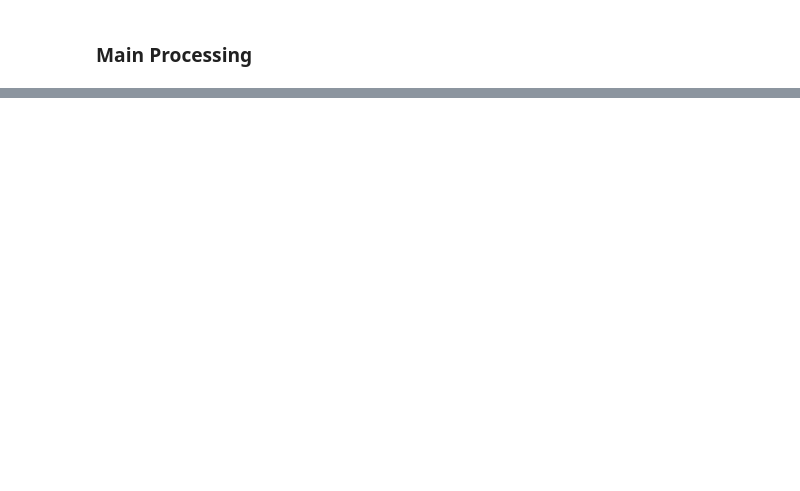
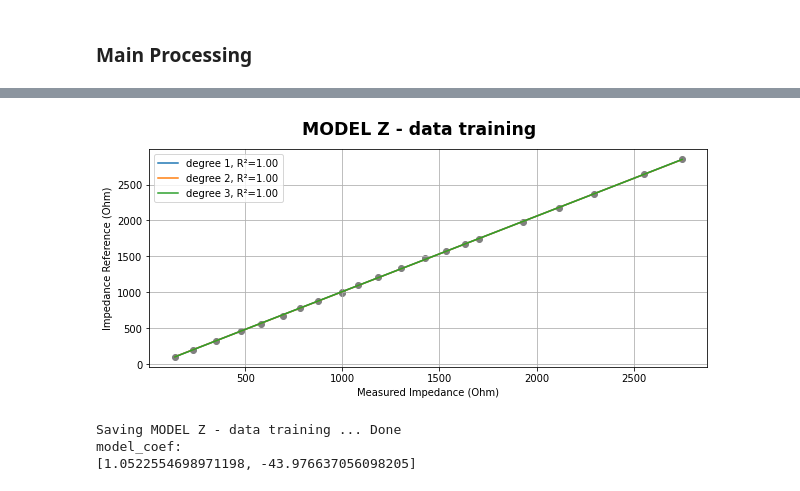
Before and after one commit to mahaamesha/body-impedance-measurement, a Jupyter notebook: src/training_data.ipynb, the cells around one changed output, grey strips where cells are left out. Cells and saved outputs as stored; diff of their text form; code cells hidden in the pictures; blank space fills up the shorter version.

```diff
--- a/src/training_data.ipynb
+++ b/src/training_data.ipynb
@@ -122,0 +203,13 @@ NameError: name 'internal_flag' is not defined
+# %%
+model_obj = build_graph_and_model(df_z_phase, folder_path_i, saved_dirname, degree_arr=[1],
+                                    x_data="z_avg", y_data="z_ref",
+                                    x_label="Measured Impedance (Ohm)", y_label="Impedance Reference (Ohm)",
+                                    suptitle_prefix="MODEL Z")
+
+print("model_coef:")
+print(model_obj["model_1"]["model_coef"])
+# %% [output]
+[figure, added]
+Saving MODEL Z - data training ... Done
+model_coef:
+[1.0522554698971198, -43.976637056098205]
```
Also changed, not shown: parts of 22 cells of this notebook, 12 other files.
